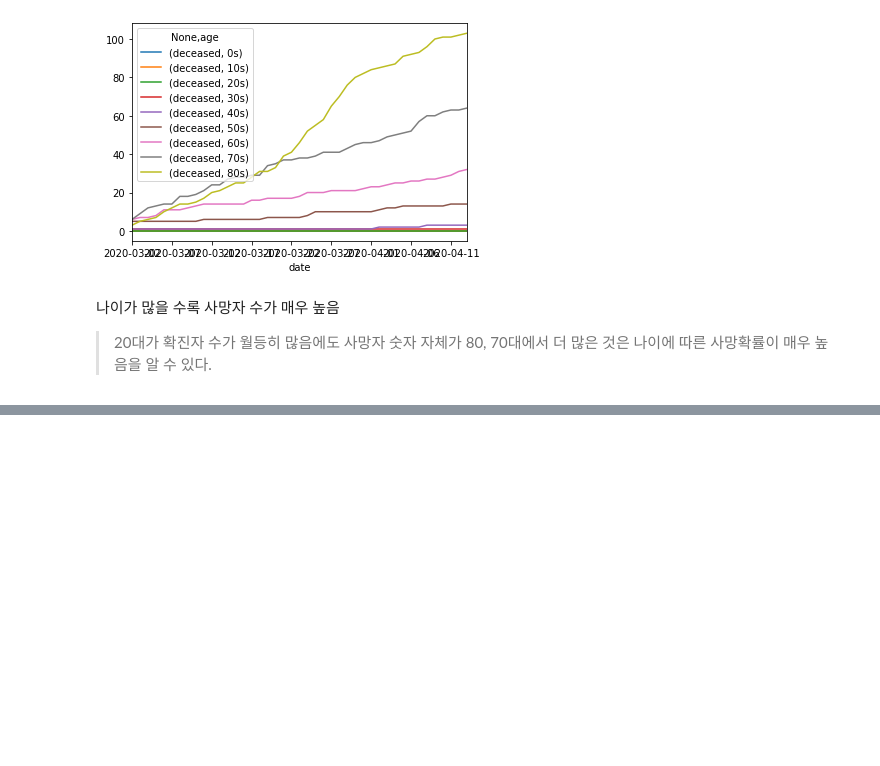
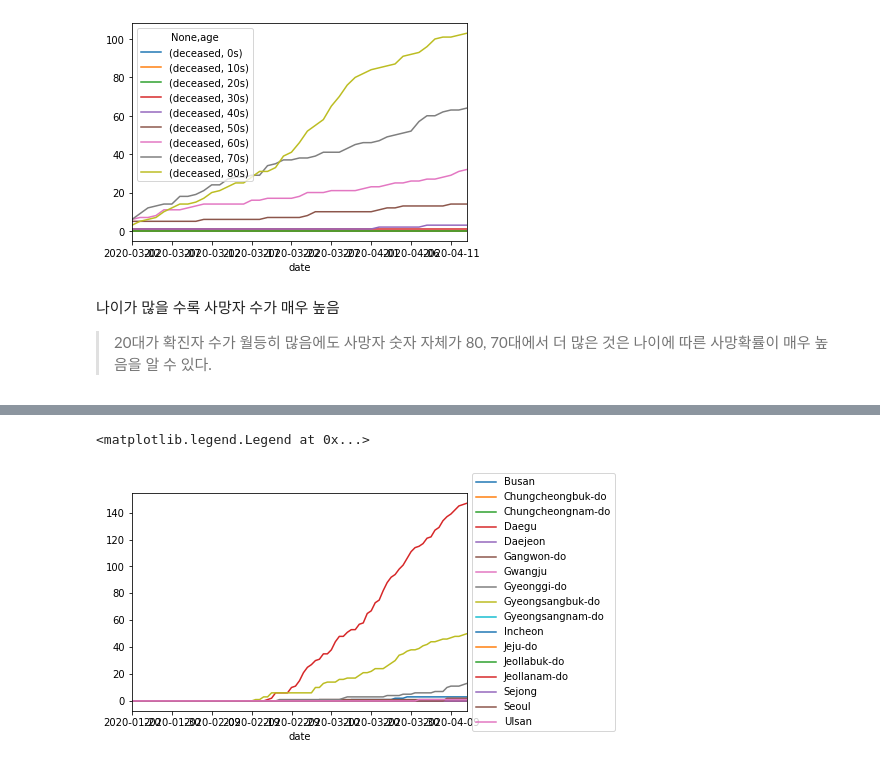
Before and after one commit to chan157/DACON_COVID, a Jupyter notebook: Basic_Visualization.ipynb, the cells around one changed output, grey strips where cells are left out. Drawn from its saved outputs; the diff is of its cells as text; code cells hidden in the pictures; blank space fills up the shorter version.

```diff
--- a/Basic_Visualization.ipynb
+++ b/Basic_Visualization.ipynb
@@ -266,0 +296,10 @@ timeAge
+# %%
+# 지역별 사망자 증가
+table = timeProvince.pivot_table(index = ['date'], columns=['province'])
+table['deceased'].plot()
+plt.legend(loc='center left', bbox_to_anchor=(1.0, 0.5))
+# 확실히 사망자 대구가 많음
+# 나중에 그래프 그릴때 지역별 색깔 통일해줘야겠다
+# %% [output]
+<matplotlib.legend.Legend at 0x...>
+[figure, added]
```
Also changed, not shown: parts of 22 cells of this notebook.
